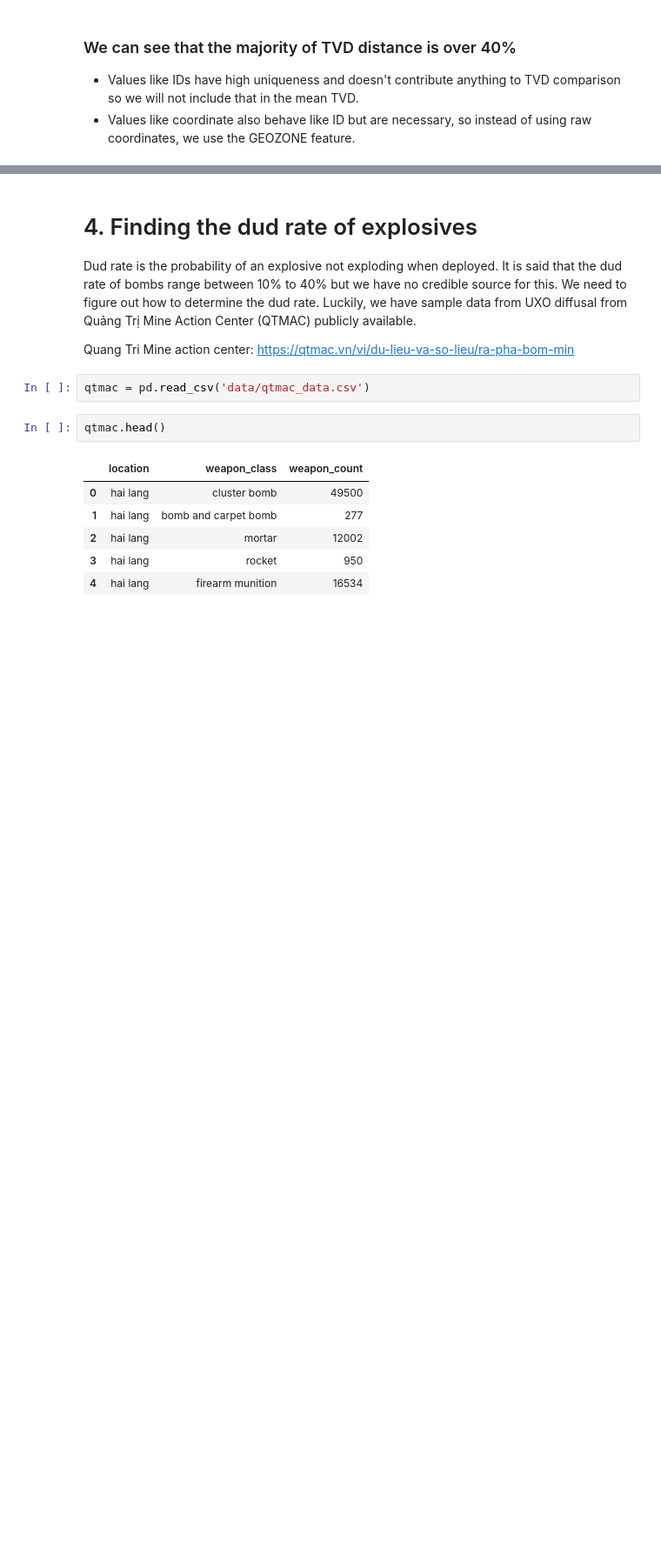
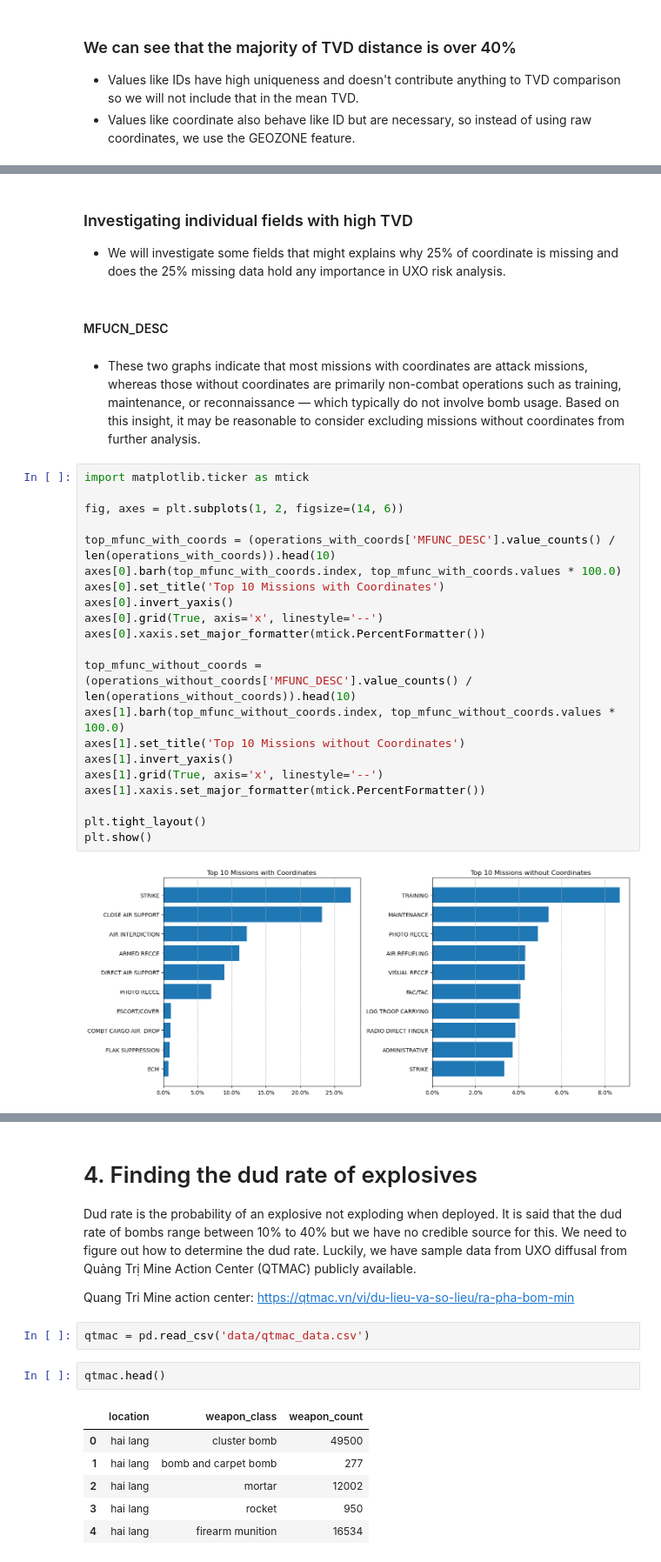
Before and after one commit to TranDuong874/uxo-risk-analysis, a Jupyter notebook: draft.ipynb, the cells around one changed output, grey strips where cells are left out. Shown at 87% size. Drawn from its saved outputs; the diff is of its cells as text; blank space fills up the shorter version.

Commit message:
Updated analysis

```diff
--- a/draft.ipynb
+++ b/draft.ipynb
@@ -189,0 +239,30 @@ The mean TVD score is: 0.5296433245067483
+# %% [markdown]
+### Investigating individual fields with high TVD
+- We will investigate some fields that might explains why 25% of coordinate is missing and does the 25% missing data hold any importance in UXO risk analysis.
+# %% [markdown]
+#### MFUCN_DESC
+# %% [markdown]
+- These two graphs indicate that most missions with coordinates are attack missions, whereas those without coordinates are primarily non-combat operations such as training, maintenance, or reconnaissance — which typically do not involve bomb usage. Based on this insight, it may be reasonable to consider excluding missions without coordinates from further analysis.
+# %%
+import matplotlib.ticker as mtick
+
+fig, axes = plt.subplots(1, 2, figsize=(14, 6))
+
+top_mfunc_with_coords = (operations_with_coords['MFUNC_DESC'].value_counts() / len(operations_with_coords)).head(10)
+axes[0].barh(top_mfunc_with_coords.index, top_mfunc_with_coords.values * 100.0)
+axes[0].set_title('Top 10 Missions with Coordinates')
+axes[0].invert_yaxis()
+axes[0].grid(True, axis='x', linestyle='--')
+axes[0].xaxis.set_major_formatter(mtick.PercentFormatter())
+
+top_mfunc_without_coords = (operations_without_coords['MFUNC_DESC'].value_counts() / len(operations_without_coords)).head(10)
+axes[1].barh(top_mfunc_without_coords.index, top_mfunc_without_coords.values * 100.0)
+axes[1].set_title('Top 10 Missions without Coordinates')
+axes[1].invert_yaxis()
+axes[1].grid(True, axis='x', linestyle='--')
+axes[1].xaxis.set_major_formatter(mtick.PercentFormatter())
+
+plt.tight_layout()
+plt.show()
+# %% [output]
+[figure, added]
```
Also changed, not shown: parts of 41 cells of this notebook, 4 other files.
